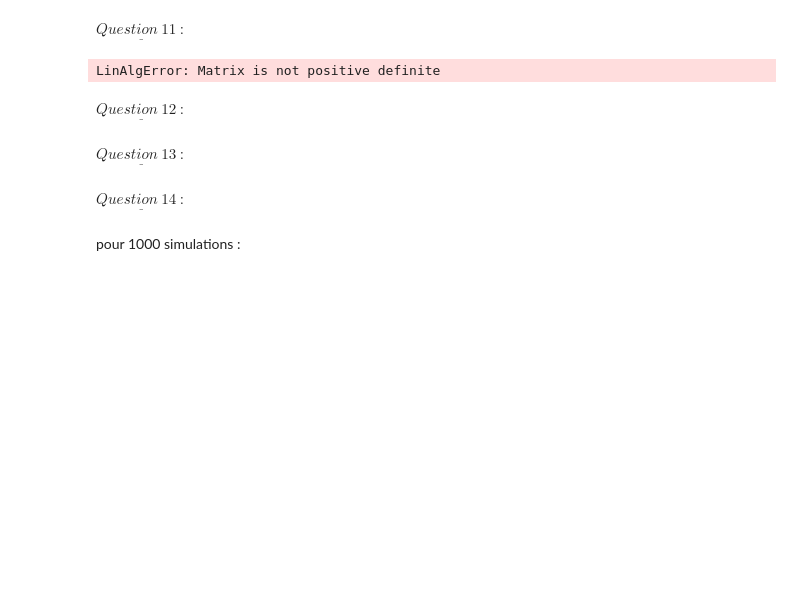
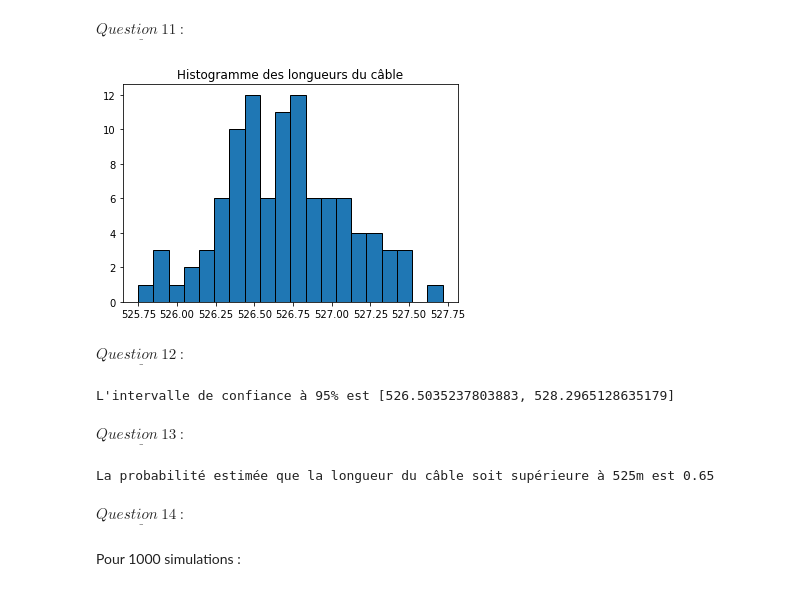
Before and after one commit to cohennion/projet-proba, a Jupyter notebook: projetproba modifié.ipynb, the cells around one changed output. Cells and saved outputs as stored; diff of their text form; code cells hidden in the pictures; blank space fills up the shorter version.

```diff
--- a/projetproba modifié.ipynb
+++ b/projetproba modifié.ipynb
@@ -219,22 +222,24 @@ $M_n$ tend vers la longueur de l'espérance de $Z$, cela vérifie la loi forte d
 # %% [markdown]
 $ \underline{ Question~11~:}$
 # %%
-plt.hist([simul_longueur(100) for i in range(100)], bins = 20)
+plt.hist([simul_longueur(100) for i in range(100)], bins = 20, edgecolor = "black")
 plt.title("Histogramme des longueurs du câble")
 plt.show()
 # %% [output]
-LinAlgError: Matrix is not positive definite
+[figure, added]
 # %% [markdown]
 $ \underline{ Question~12~:}$
 # %%
 def int_conf95(n) :
     pop = [longueur(Delta, depth) for k in range(n)] #population étudiée : n longueurs simulées
     ec_type = np.std(pop)
-    moy = np.avg(pop)
+    moy = np.average(pop)
 
-    return ("l'intervalle de confiance à 95% est", [moy - 1.96*ec_type/np.sqrt(n), moy + 1.96*ec_type/np.sqrt(n)])
+    return ([moy - 1.96*ec_type/np.sqrt(n), moy + 1.96*ec_type/np.sqrt(n)])
 
-print(int_conf95(100))
+print("L'intervalle de confiance à 95% est",int_conf95(100))
+# %% [output]
+L'intervalle de confiance à 95% est [526.5035237803883, 528.2965128635179]
 # %% [markdown]
 $ \underline{ Question~13~:}$
 # %%
@@ -244,13 +249,15 @@ def proba525(n):
     for k in range(n):
         if pop[k]>525 :
             i += 1
-    return("La probabilité estimée que la longueur du câble soir supérieure à 525m est", i/n)
+    return(i/n)
 
 #utilisation de la loi forte des grands nombres pour estimer cette probabilité
 
-print(proba525(100))
+print("La probabilité estimée que la longueur du câble soit supérieure à 525m est", proba525(100))
+# %% [output]
+La probabilité estimée que la longueur du câble soit supérieure à 525m est 0.65
 # %% [markdown]
 $ \underline{ Question~14~:}$
 # %% [markdown]
-pour 1000 simulations :
+Pour 1000 simulations :
 # %%
```
Also changed, not shown: parts of 15 cells of this notebook.
